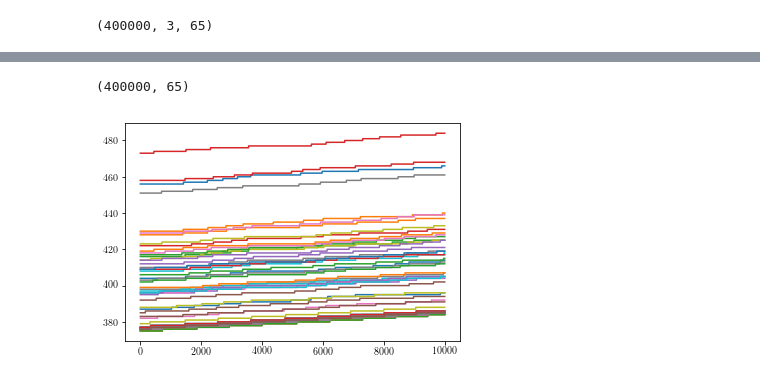
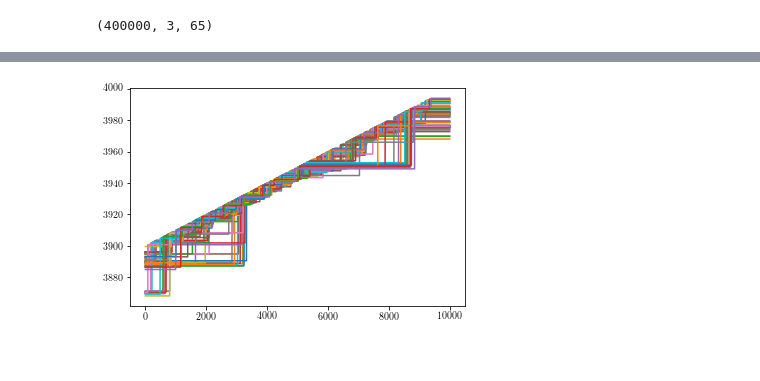
Before and after one commit to henmitch/chimera-2019, a Jupyter notebook: code/python/sim.ipynb, the cells around one changed output, grey strips where cells are left out. Drawn from its saved outputs; the diff is of its cells as text; code cells hidden in the pictures.

```diff
--- a/code/python/sim.ipynb
+++ b/code/python/sim.ipynb
@@ -104,6 +104,16 @@ def time_to_index(t, tmax, N, as_int=True):
         return out.astype(int)
     else:
         return out
+# %%
+def firing_time_mask(firing_timeses, tmax, N):
+    times = np.linspace(0, tmax, N)
+    t_mask = np.zeros((N, len(firing_timeses)))
+    k_mask = t_mask.copy()
+    for i, firing_times in enumerate(firing_timeses):
+        for j, firing_time in enumerate(firing_times[:-1]):
+            t_mask[times >= firing_time, i] = firing_time
+            k_mask[times >= firing_time, i] += 1
+    return k_mask, t_mask
 # %%
 write = False
 # %%
@@ -435,10 +447,2 @@ plt.plot(i_events_bc[i_events_bc > 390000] - 390000, np.zeros_like(i_events_bc[i
 # %%
 t_bc = [sol_bc.t_events[i] for i in range(len(sol_bc.t_events))]
-# %%
-def firing_time_mask(firing_timeses, tmax, N):
-    times = np.linspace(0, tmax, N)
-    mask = np.zeros((len(firing_timeses), N))
-    for i, firing_times in enumerate(firing_timeses):
-        for firing_time in firing_times:
-            mask[i, times >= firing_time] += 1
-    return mask.T
@@ -445,4 +469,4 @@ def firing_time_mask(firing_timeses, tmax, N):
 # %%
 %%time
-f_t_mask = firing_time_mask(t_bc, tmax, N)
+k_mask, t_mask = firing_time_mask(t_bc, tmax, N)
 # %% [output]
@@ -451,8 +475,4 @@ Wall time: 2min 27s
-# %%
-f_t_mask.shape
-# %% [output]
-(400000, 65)
 # %%
-plt.plot(f_t_mask[390000:, :]);
+plt.plot(t_mask[390000:, :]);
 # %% [output]
-[figure, old version]
+[figure, new version]
```
Also changed, not shown: parts of 47 cells of this notebook.
